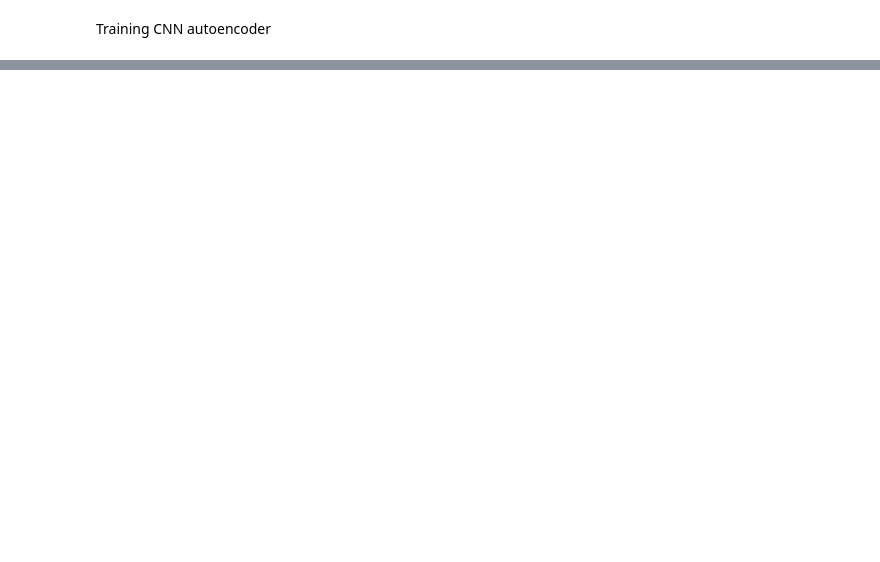
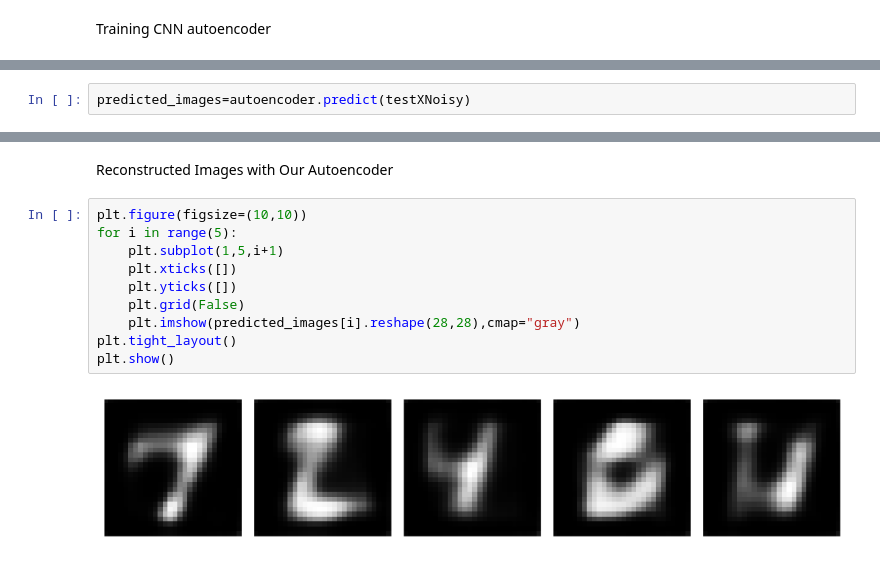
Before and after one commit to uvaishnav/ANN-practise, a Jupyter notebook: autoencoder.ipynb, the cells around one changed output, grey strips where cells are left out. Cells and saved outputs as stored; diff of their text form; blank space fills up the shorter version.

```diff
--- a/autoencoder.ipynb
+++ b/autoencoder.ipynb
@@ -179,0 +192,2 @@ Epoch 20/20
+# %%
+predicted_images=autoencoder.predict(testXNoisy)
@@ -179,0 +226,14 @@ Epoch 20/20
+# %% [markdown]
+Reconstructed Images with Our Autoencoder
+# %%
+plt.figure(figsize=(10,10))
+for i in range(5):
+    plt.subplot(1,5,i+1)
+    plt.xticks([])
+    plt.yticks([])
+    plt.grid(False)
+    plt.imshow(predicted_images[i].reshape(28,28),cmap="gray")
+plt.tight_layout()
+plt.show()
+# %% [output]
+[figure, added]
```
Also changed, not shown: parts of 12 cells of this notebook.
